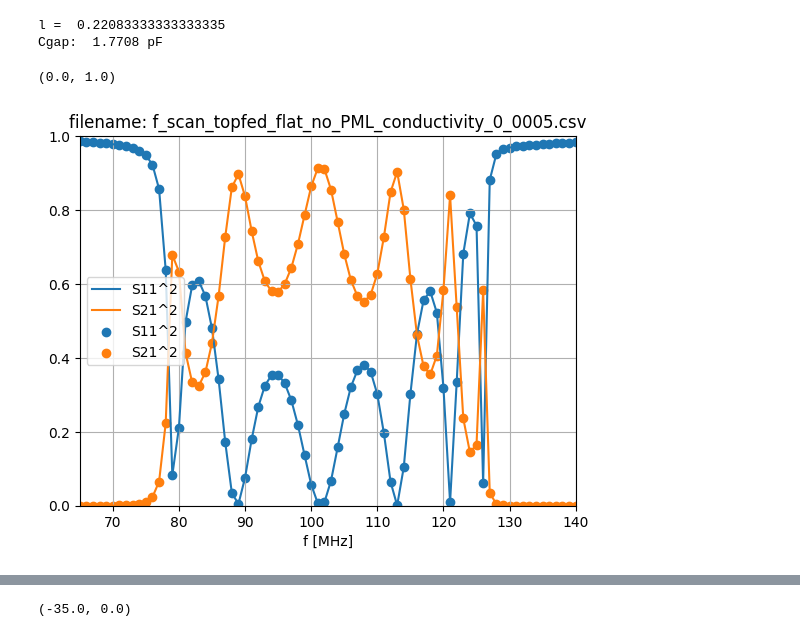
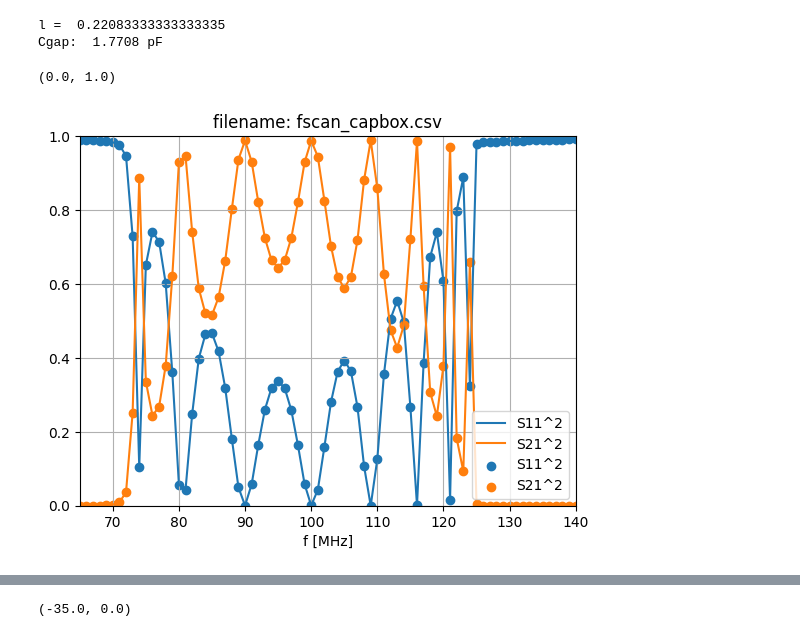
Before and after one commit to vandelij/TWA_circuit, a Jupyter notebook: Jacob_TWA_Design.ipynb, the cells around one changed output, grey strips where cells are left out. Cells and saved outputs as stored; diff of their text form; code cells hidden in the pictures.

```diff
--- a/Jacob_TWA_Design.ipynb
+++ b/Jacob_TWA_Design.ipynb
@@ -265,34 +301,35 @@ import csv
 # filename = 'f_scan_topfed_flat_no_PML_106to130.csv'
 #filename = 'f_scan_topfed_flat_PML.csv'
 #filename = 'f_scan_topfed_flat_no_PML_conductivity_0_02.csv'
 # filename = 'f_scan_topfed_flat_no_PML_conductivity_0_005.csv'
-filename = 'f_scan_topfed_flat_no_PML_conductivity_0_0005.csv'
+# filename = 'f_scan_topfed_flat_no_PML_conductivity_0_0005.csv'
+filename = 'fscan_capbox.csv'
 data = []
 with open(filename, 'r') as file:
     reader = csv.reader(file)
     for row in reader:
         data.append(row)
 
 data = data[5:]
 fmat_string  = []
 for row in data:
     fmat_string.append(row)
 
 fmat = np.array([[complex(num.replace('i', 'j')) for num in row] for row in fmat_string], dtype=complex)
 fs = np.real(fmat[:,0])
-S11_sqr = np.abs(fmat[:,1])**2
-S21_sqr = np.abs(fmat[:,2])**2
+S11_sqr = np.abs(fmat[:,2])**2
+S21_sqr = np.abs(fmat[:,1])**2
 
 plt.plot(fs, S11_sqr, label='S11^2')
 plt.plot(fs, S21_sqr, label='S21^2')
 plt.scatter(fs, S11_sqr, label='S11^2')
 plt.scatter(fs, S21_sqr, label='S21^2')
 plt.legend()
 plt.xlabel('f [MHz]')
 plt.grid()
 plt.title(f'filename: {filename}')
 plt.xlim(65, 140)
 plt.ylim(0, 1)
 # %% [output]
 (0.0, 1.0)
-[figure, old version]
+[figure, new version]
```
Also changed, not shown: parts of 2 cells of this notebook, 1 other file.
